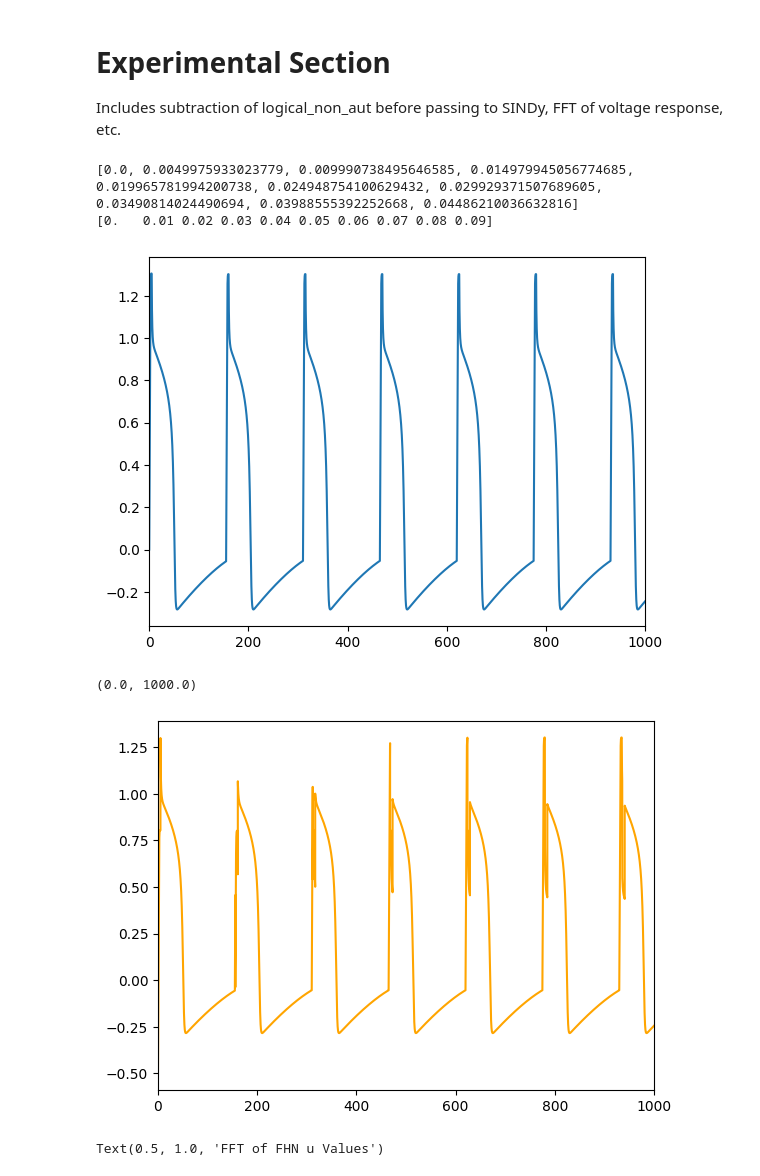
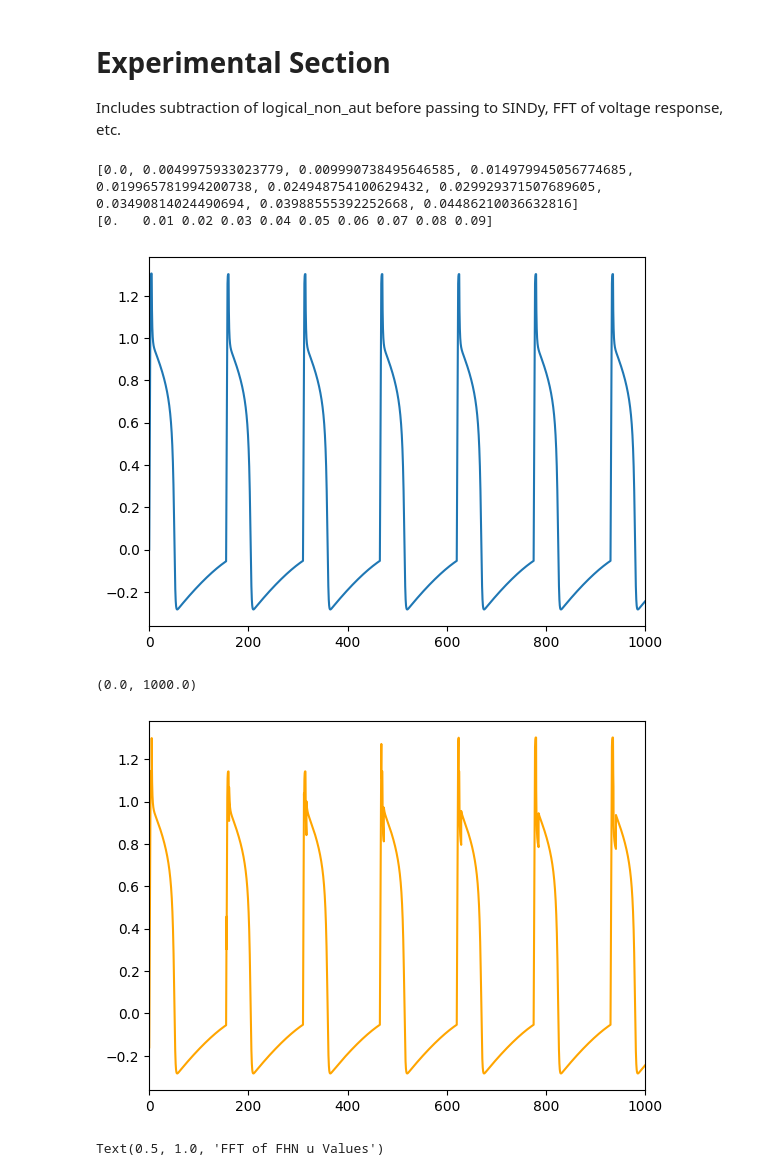
Before and after one commit to cswelch/SINDy-for-Cardiac-Electrophysiology, a Jupyter notebook: SINDy_non-autonomous_test.ipynb, the cells around one changed output. Drawn from its saved outputs; the diff is of its cells as text; code cells hidden in the pictures.

```diff
--- a/SINDy_non-autonomous_test.ipynb
+++ b/SINDy_non-autonomous_test.ipynb
@@ -261,22 +262,22 @@ Includes subtraction of logical_non_aut before passing to SINDy, FFT of voltage
 # %%
 u_fhn = df_states_fhn['u'].tolist()
 print(u_fhn[0:10])
 print(t_fhn[0:10])
 
 # Plot result - u vs. t
 plt.plot(t_fhn,u_fhn)
 plt.xlim(0,1000)
 plt.show()
 
 # Now subtract the non-autonomous term to try to ID the original FHN dynamics. Because of the nonlinear effects, the spike at the peak will be slightly off, making this method not work particularly well.
-plt.plot(t_fhn,u_fhn - logical_non_aut(t_fhn, period=156), color='orange')
+plt.plot(t_fhn,u_fhn - logical_non_aut(t_fhn, period=156, dur=5, mag=0.16), color='orange')
 plt.xlim(0,1000)
 # %% [output]
 [0.0, 0.0049975933023779, 0.009990738495646585, 0.014979945056774685, 0.019965781994200738, 0.024948754100629432, 0.029929371507689605, 0.03490814024490694, 0.03988555392252668, 0.04486210036632816]
 [0.   0.01 0.02 0.03 0.04 0.05 0.06 0.07 0.08 0.09]
 [figure]
 (0.0, 1000.0)
-[figure, old version]
+[figure, new version]
 # %%
 # Test analyzing time series in frequency space to see if we can tease out the non-autonomous signal.
 # TODO Figure out what whether scipy.fft is being used incorrectly
```
Also changed, not shown: parts of 5 cells of this notebook.
